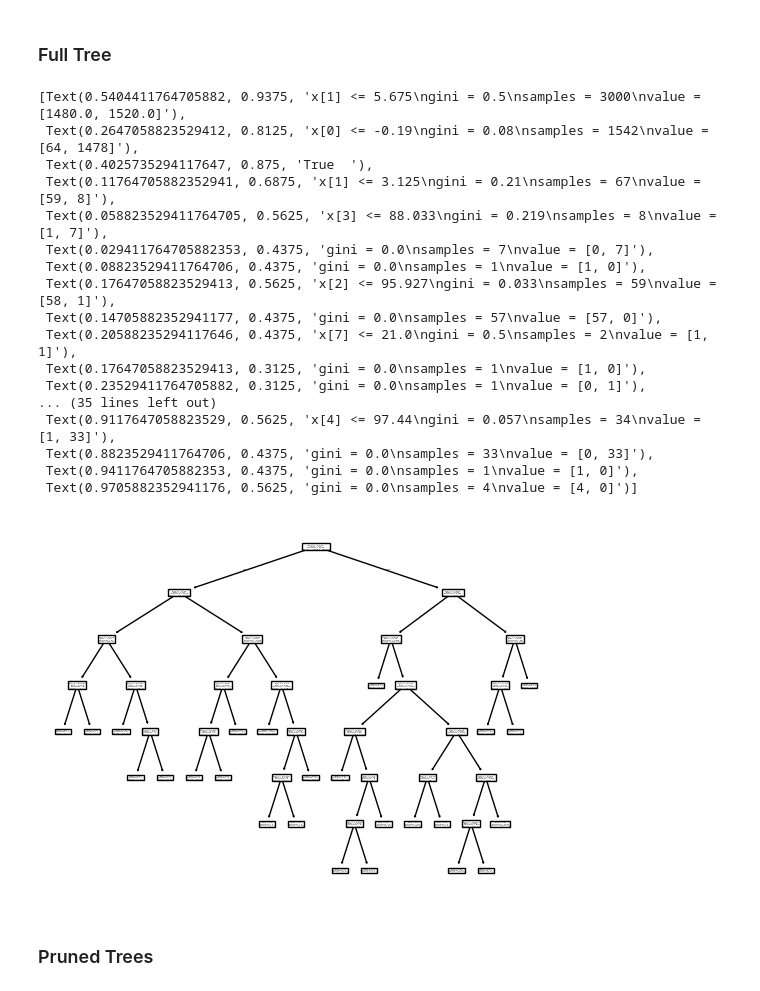
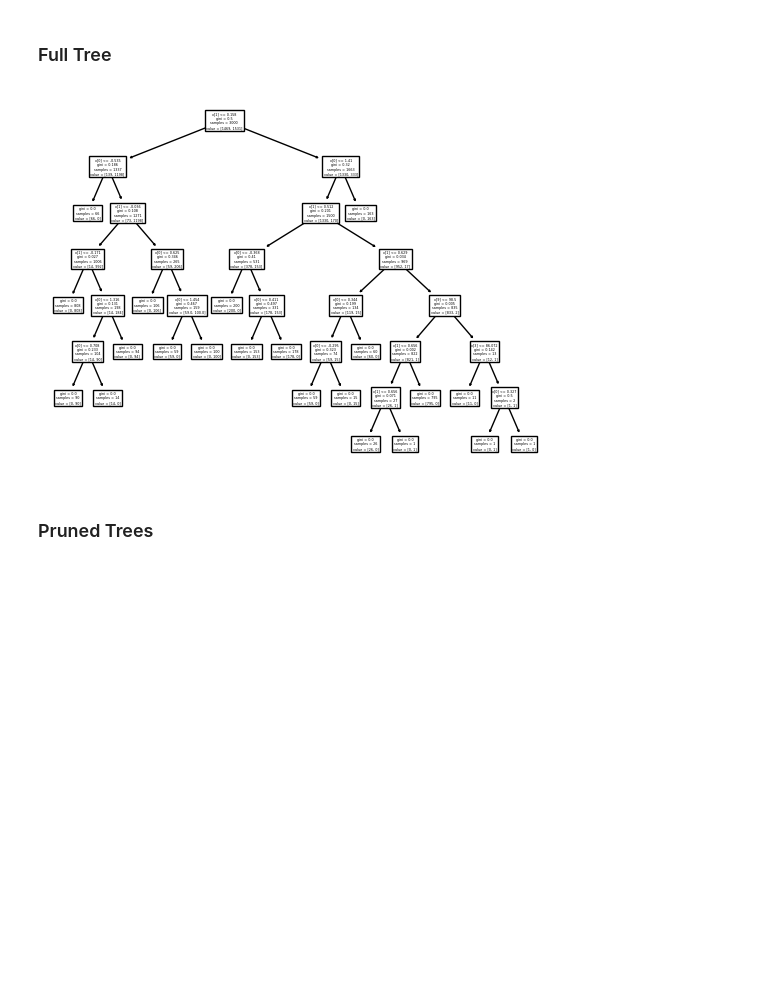
Before and after one commit to RodriCouto/ML_na_previsao_do_tempo_de_internato, a Jupyter notebook: ML_groupR.ipynb, the cells around one changed output. Cells and saved outputs as stored; diff of their text form; code cells hidden in the pictures; blank space fills up the shorter version.

```diff
--- a/ML_groupR.ipynb
+++ b/ML_groupR.ipynb
@@ -397,8 +400,8 @@ When the dataset has higher noise tree complexity increases, leading to overfitt
 By generating a dataset with the described characteristics, we can effectively demonstrate that decision trees outperform other machine learning models in such scenarios, as they naturally leverage structure and patterns that other algorithms may struggle with.
 # %%
 df_trees = generate_mixed_dataset(n_samples=4000, n_features=5, n_categorical=0, n_ordinal=2,
-                                  n_integer=5, n_classes=2, class_balance=[0.5, 0.5], noise=0.2,
-                                  dataset_type='blobs', random_state=42)
+                                  n_integer=5, n_classes=2, class_balance=[0.5, 0.5], noise=0.1,
+                                  dataset_type='moons', random_state=13)
 
 df_trees.head()
 # %% [output]
@@ -411,36 +414,19 @@ df_trees.head()
 # %%
-X_total = df_trees.drop(columns=["Target"])
-y_total = df_trees["Target"]
+X_tree = df_trees.drop(columns=["Target"])
+y_tree = df_trees["Target"]
 # %% [markdown]
 Training and Test set by spliting the original DS.
 # %%
-X, X_test, y, y_test = train_test_split(
-    X_total, y_total, test_size=0.25, random_state=42)
+X_train_tree, X_test_tree, y_train_tree, y_test_tree = train_test_split(
+    X_tree, y_tree, test_size=0.25, random_state=42)
 # %% [markdown]
 ### Full Tree
 # %%
 dtc = DecisionTreeClassifier()
-dtc = dtc.fit(X, y)
-plot_tree(dtc)
+dtc = dtc.fit(X_train_tree, y_train_tree)
+plot_tree(dtc);
 # %% [output]
-[Text(0.5404411764705882, 0.9375, 'x[1] <= 5.675\ngini = 0.5\nsamples = 3000\nvalue = [1480.0, 1520.0]'),
- Text(0.2647058823529412, 0.8125, 'x[0] <= -0.19\ngini = 0.08\nsamples = 1542\nvalue = [64, 1478]'),
- Text(0.4025735294117647, 0.875, 'True  '),
- Text(0.11764705882352941, 0.6875, 'x[1] <= 3.125\ngini = 0.21\nsamples = 67\nvalue = [59, 8]'),
- Text(0.058823529411764705, 0.5625, 'x[3] <= 88.033\ngini = 0.219\nsamples = 8\nvalue = [1, 7]'),
- Text(0.029411764705882353, 0.4375, 'gini = 0.0\nsamples = 7\nvalue = [0, 7]'),
- Text(0.08823529411764706, 0.4375, 'gini = 0.0\nsamples = 1\nvalue = [1, 0]'),
- Text(0.17647058823529413, 0.5625, 'x[2] <= 95.927\ngini = 0.033\nsamples = 59\nvalue = [58, 1]'),
- Text(0.14705882352941177, 0.4375, 'gini = 0.0\nsamples = 57\nvalue = [57, 0]'),
- Text(0.20588235294117646, 0.4375, 'x[7] <= 21.0\ngini = 0.5\nsamples = 2\nvalue = [1, 1]'),
- Text(0.17647058823529413, 0.3125, 'gini = 0.0\nsamples = 1\nvalue = [1, 0]'),
- Text(0.23529411764705882, 0.3125, 'gini = 0.0\nsamples = 1\nvalue = [0, 1]'),
-... (35 lines left out)
- Text(0.9117647058823529, 0.5625, 'x[4] <= 97.44\ngini = 0.057\nsamples = 34\nvalue = [1, 33]'),
- Text(0.8823529411764706, 0.4375, 'gini = 0.0\nsamples = 33\nvalue = [0, 33]'),
- Text(0.9411764705882353, 0.4375, 'gini = 0.0\nsamples = 1\nvalue = [1, 0]'),
- Text(0.9705882352941176, 0.5625, 'gini = 0.0\nsamples = 4\nvalue = [4, 0]')]
-[figure, old version]
+[figure, new version]
 # %% [markdown]
 ### Pruned Trees
 # %% [markdown]
```
Also changed, not shown: parts of 51 cells of this notebook.
